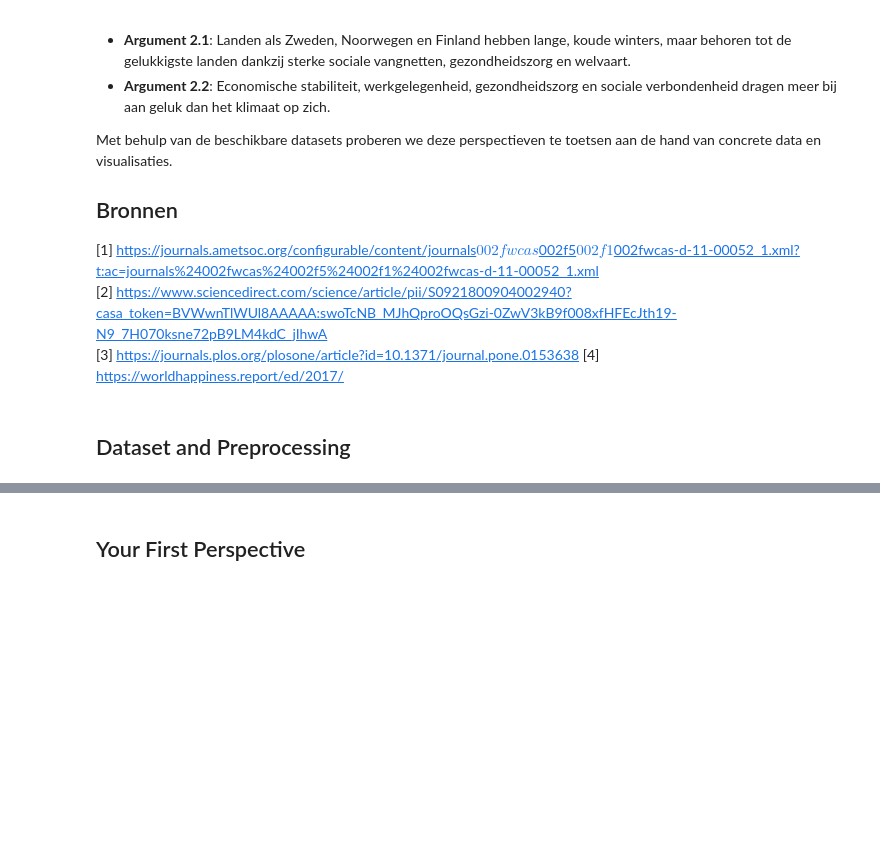
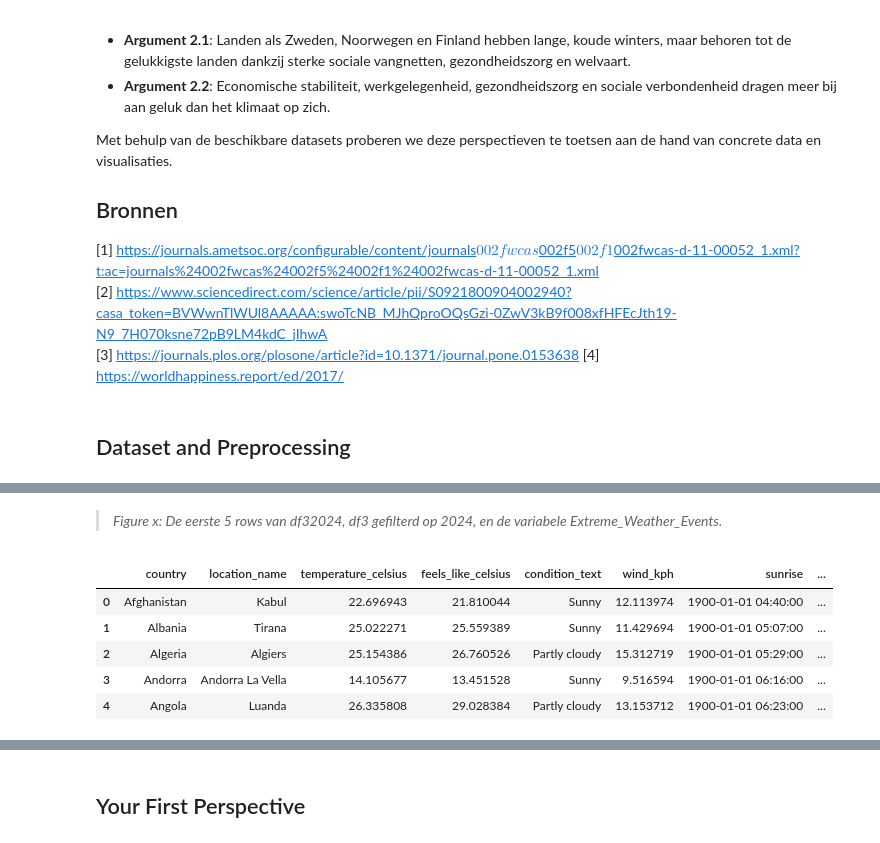
Before and after one commit to Mythsofmagic/Information_Visualization_2025, a Jupyter notebook: docs/main file eindopdracht.ipynb, the cells around one changed output, grey strips where cells are left out. Saved outputs shown, nothing was run; the diff lists cells and outputs as text; code cells hidden in the pictures; blank space fills up the shorter version.

```diff
--- a/docs/main file eindopdracht.ipynb
+++ b/docs/main file eindopdracht.ipynb
@@ -184,0 +195,11 @@ df123
+# %% [markdown]
+> *Figure x: De eerste 5 rows van df32024, df3 gefilterd op 2024, en de variabele Extreme_Weather_Events.*
+# %%
+df23.head(n=5)
+# %% [output]
+|  | country | location_name | temperature_celsius | feels_like_celsius | condition_text | wind_kph | sunrise | ... |
+| 0 | Afghanistan | Kabul | 22.696943 | 21.810044 | Sunny | 12.113974 | 1900-01-01 04:40:00 | ... |
+| 1 | Albania | Tirana | 25.022271 | 25.559389 | Sunny | 11.429694 | 1900-01-01 05:07:00 | ... |
+| 2 | Algeria | Algiers | 25.154386 | 26.760526 | Partly cloudy | 15.312719 | 1900-01-01 05:29:00 | ... |
+| 3 | Andorra | Andorra La Vella | 14.105677 | 13.451528 | Sunny | 9.516594 | 1900-01-01 06:16:00 | ... |
+| 4 | Angola | Luanda | 26.335808 | 29.028384 | Partly cloudy | 13.153712 | 1900-01-01 06:23:00 | ... |
```
Also changed, not shown: parts of 13 cells of this notebook.
